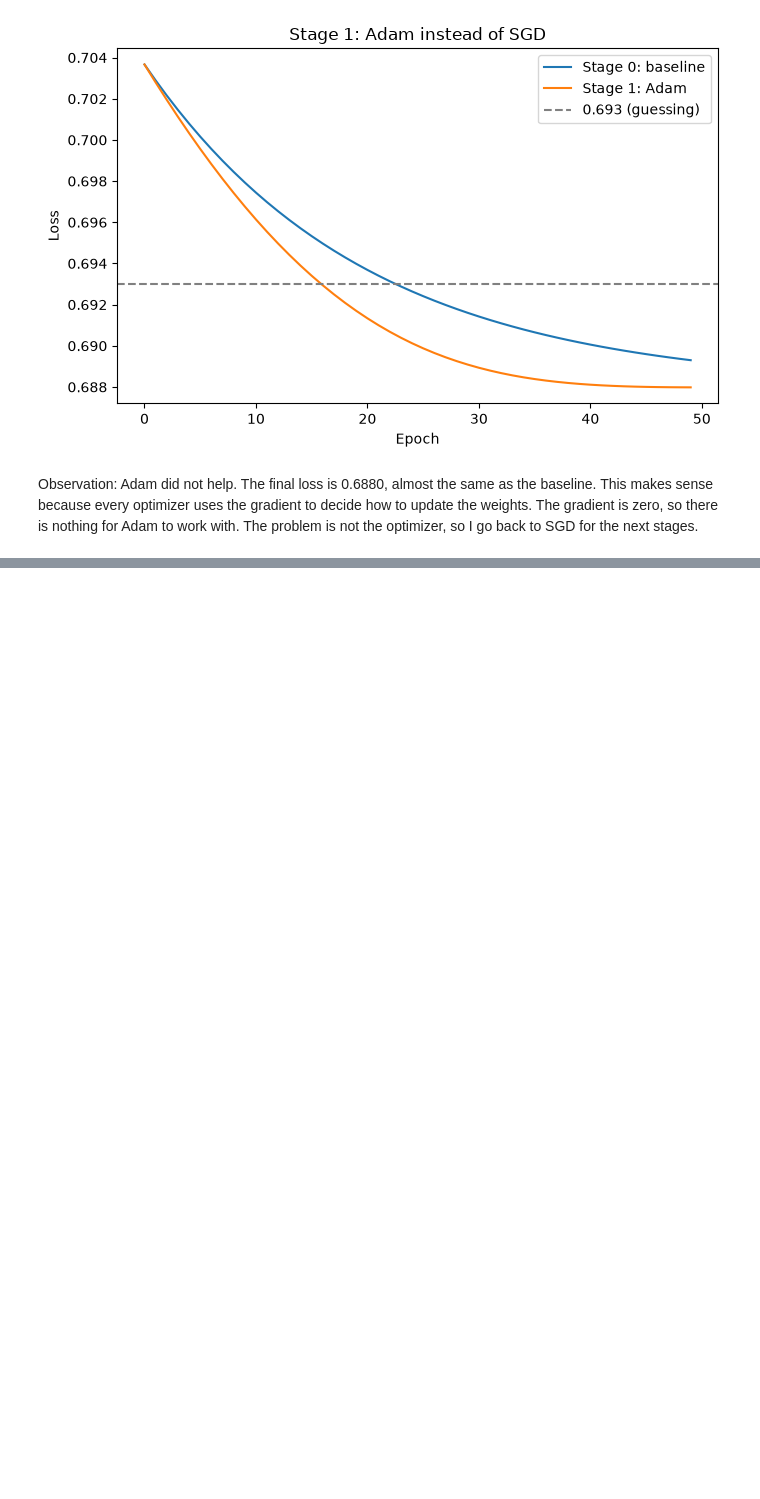
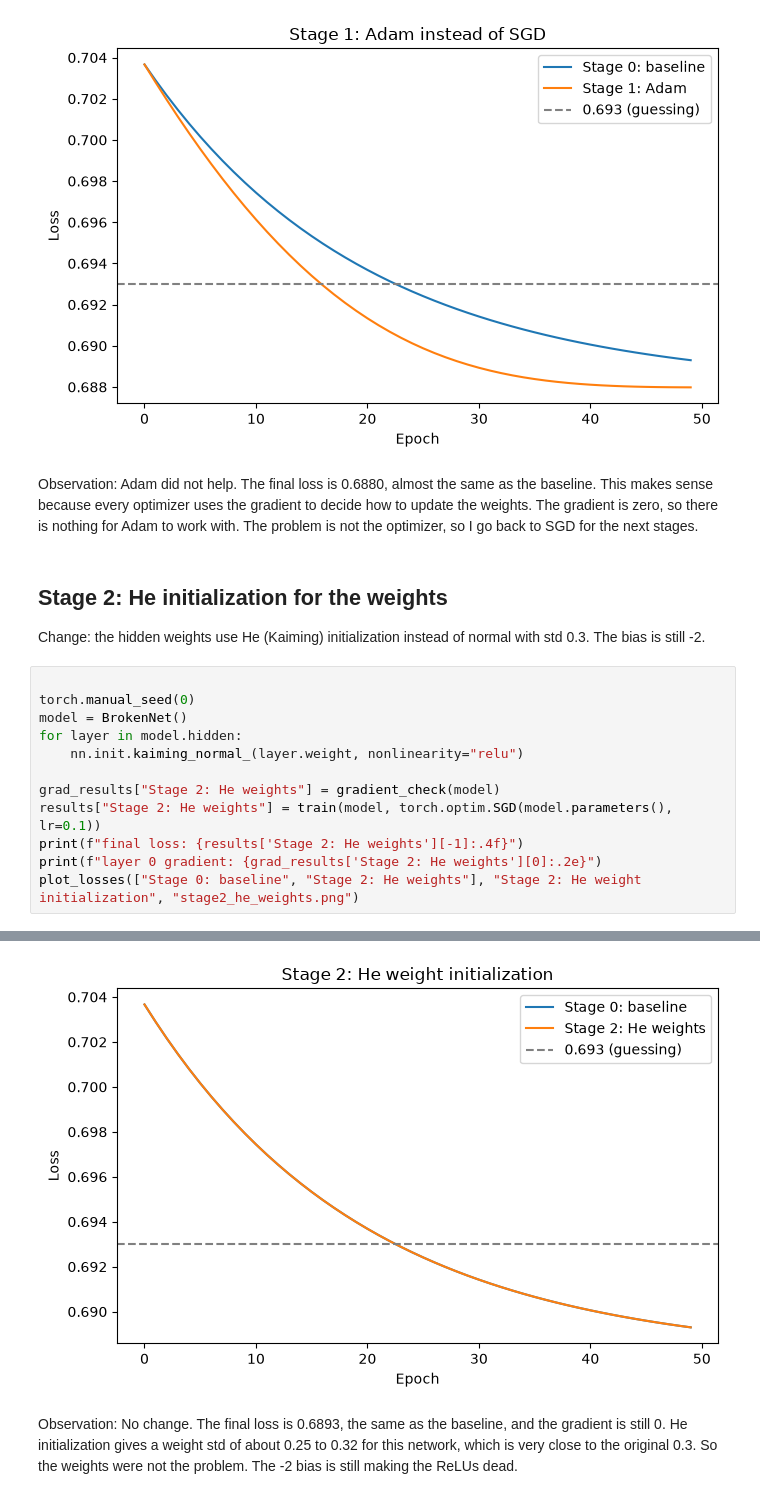
Before and after one commit to RjSalmonEng/AIGC-DeepLearning, a Jupyter notebook: Lab-2/Lab2.ipynb, the cells around one changed output, grey strips where cells are left out. Saved outputs shown, nothing was run; the diff lists cells and outputs as text; blank space fills up the shorter version.

Commit message:
LAB2: Stage 2 - switch the hidden weights to He initialization

```diff
--- a/Lab-2/Lab2.ipynb
+++ b/Lab-2/Lab2.ipynb
@@ -213,3 +213,21 @@ final loss: 0.6880
 # %% [markdown]
 
 Observation: Adam did not help. The final loss is 0.6880, almost the same as the baseline. This makes sense because every optimizer uses the gradient to decide how to update the weights. The gradient is zero, so there is nothing for Adam to work with. The problem is not the optimizer, so I go back to SGD for the next stages.
+# %% [markdown]
+
+## Stage 2: He initialization for the weights
+
+Change: the hidden weights use He (Kaiming) initialization instead of normal with std 0.3. The bias is still -2.
+# %%
+
+torch.manual_seed(0)
+model = BrokenNet()
+for layer in model.hidden:
+    nn.init.kaiming_normal_(layer.weight, nonlinearity="relu")
+
+grad_results["Stage 2: He weights"] = gradient_check(model)
+results["Stage 2: He weights"] = train(model, torch.optim.SGD(model.parameters(), lr=0.1))
+print(f"final loss: {results['Stage 2: He weights'][-1]:.4f}")
+print(f"layer 0 gradient: {grad_results['Stage 2: He weights'][0]:.2e}")
+plot_losses(["Stage 0: baseline", "Stage 2: He weights"], "Stage 2: He weight initialization", "stage2_he_weights.png")
+# %% [output]
@@ -215,0 +236,4 @@ Observation: Adam did not help. The final loss is 0.6880, almost the same as the
+[figure, added]
+# %% [markdown]
+
+Observation: No change. The final loss is 0.6893, the same as the baseline, and the gradient is still 0. He initialization gives a weight std of about 0.25 to 0.32 for this network, which is very close to the original 0.3. So the weights were not the problem. The -2 bias is still making the ReLUs dead.
```
Also changed, not shown: parts of 1 cell of this notebook, 1 other file.
